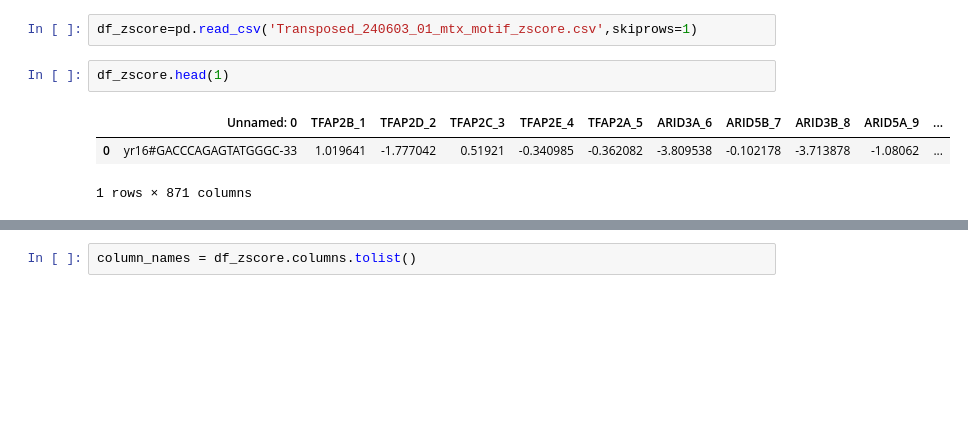
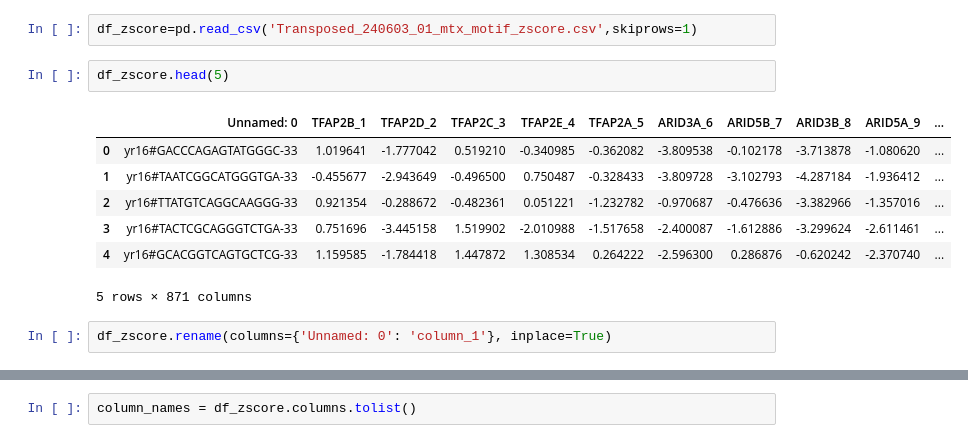
Before and after one commit to farhangus/mutual_info_calculator, a Jupyter notebook: Tina_project.ipynb, the cells around one changed output, grey strips where cells are left out. Cells and saved outputs as stored; diff of their text form; blank space fills up the shorter version.

```diff
--- a/Tina_project.ipynb
+++ b/Tina_project.ipynb
@@ -10,9 +26,15 @@ df_zscore_T=df_zscore.T
 df_zscore_T.to_csv('Transposed_240603_01_mtx_motif_zscore.csv')
 # %%
 df_zscore=pd.read_csv('Transposed_240603_01_mtx_motif_zscore.csv',skiprows=1)
-# %%
-df_zscore.head(1)
-# %% [output]
-|  | Unnamed: 0 | TFAP2B_1 | TFAP2D_2 | TFAP2C_3 | TFAP2E_4 | TFAP2A_5 | ARID3A_6 | ARID5B_7 | ARID3B_8 | ARID5A_9 | ... |
-| 0 | yr16#GACCCAGAGTATGGGC-33 | 1.019641 | -1.777042 | 0.51921 | -0.340985 | -0.362082 | -3.809538 | -0.102178 | -3.713878 | -1.08062 | ... |
-1 rows × 871 columns
+# %%
+df_zscore.head(5)
+# %% [output]
+|  | Unnamed: 0 | TFAP2B_1 | TFAP2D_2 | TFAP2C_3 | TFAP2E_4 | TFAP2A_5 | ARID3A_6 | ARID5B_7 | ARID3B_8 | ARID5A_9 | ... |
+| 0 | yr16#GACCCAGAGTATGGGC-33 | 1.019641 | -1.777042 | 0.519210 | -0.340985 | -0.362082 | -3.809538 | -0.102178 | -3.713878 | -1.080620 | ... |
+| 1 | yr16#TAATCGGCATGGGTGA-33 | -0.455677 | -2.943649 | -0.496500 | 0.750487 | -0.328433 | -3.809728 | -3.102793 | -4.287184 | -1.936412 | ... |
+| 2 | yr16#TTATGTCAGGCAAGGG-33 | 0.921354 | -0.288672 | -0.482361 | 0.051221 | -1.232782 | -0.970687 | -0.476636 | -3.382966 | -1.357016 | ... |
+| 3 | yr16#TACTCGCAGGGTCTGA-33 | 0.751696 | -3.445158 | 1.519902 | -2.010988 | -1.517658 | -2.400087 | -1.612886 | -3.299624 | -2.611461 | ... |
+| 4 | yr16#GCACGGTCAGTGCTCG-33 | 1.159585 | -1.784418 | 1.447872 | 1.308534 | 0.264222 | -2.596300 | 0.286876 | -0.620242 | -2.370740 | ... |
+5 rows × 871 columns
+# %%
+df_zscore.rename(columns={'Unnamed: 0': 'column_1'}, inplace=True)
```
Also changed, not shown: parts of 4 cells of this notebook, 1 other file.
